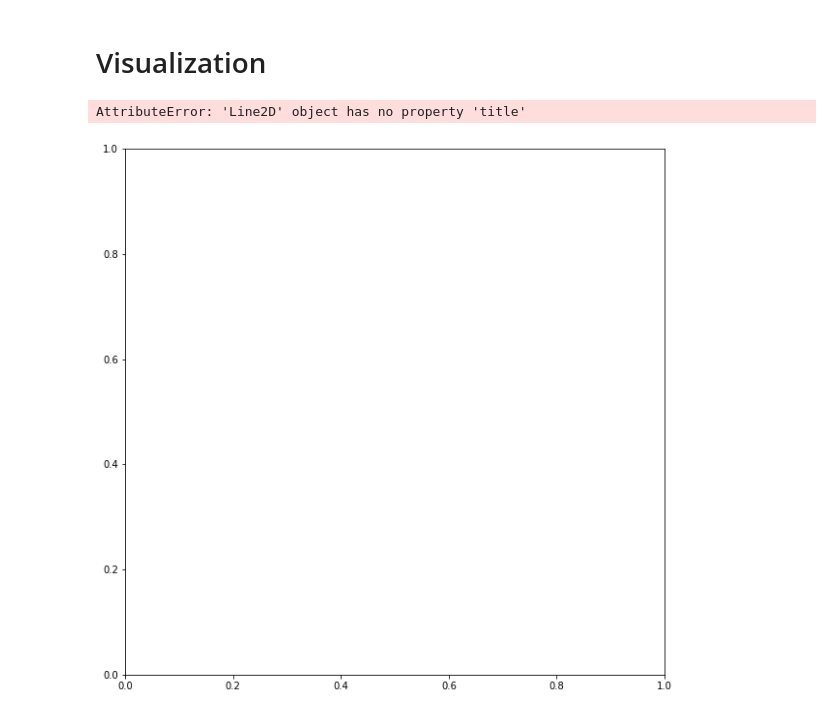
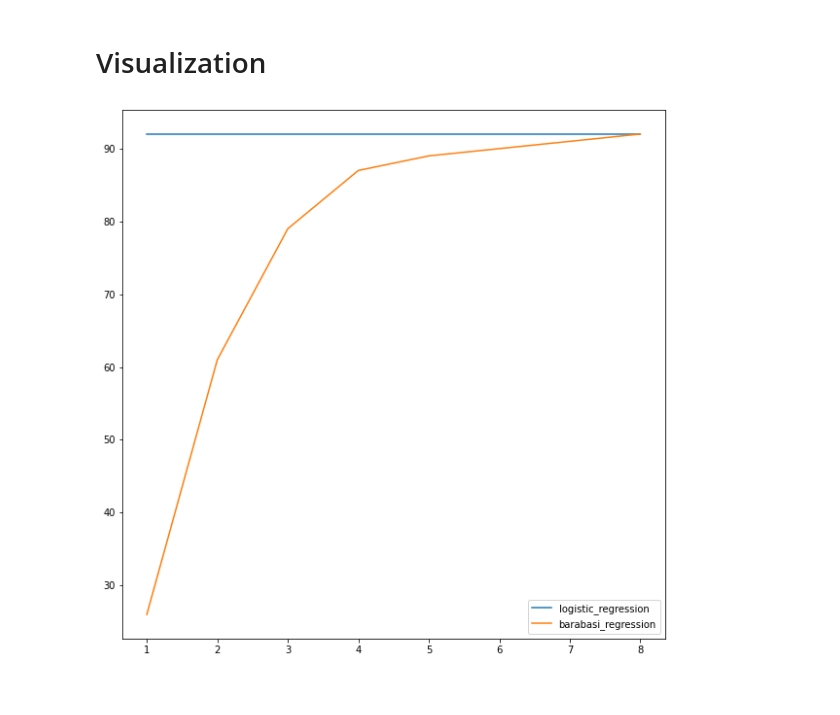
Before and after one commit to dkoguciuk/barabasi-vs-logistic-regression, a Jupyter notebook: logistic-regression-vs-barabasi.ipynb, the cells around one changed output. Cells and saved outputs as stored; diff of their text form; code cells hidden in the pictures.

```diff
--- a/logistic-regression-vs-barabasi.ipynb
+++ b/logistic-regression-vs-barabasi.ipynb
@@ -167,11 +167,11 @@ After epoch: 19. Loss: 0.16796648502349854. Accuracy: 92%.
 # %%
 import numpy as np
 import matplotlib.pyplot as plt
 
 plt.figure(figsize=(10, 10))
 plt.plot(np.arange(1, 9), [logistic_acc]*8, label='logistic_regression')
 plt.plot(np.arange(1, 9), barabasi_accuracies, label='barabasi_regression')
+plt.legend()
 plt.show()
 # %% [output]
-AttributeError: 'Line2D' object has no property 'title'
-[figure, old version]
+[figure, new version]
```
